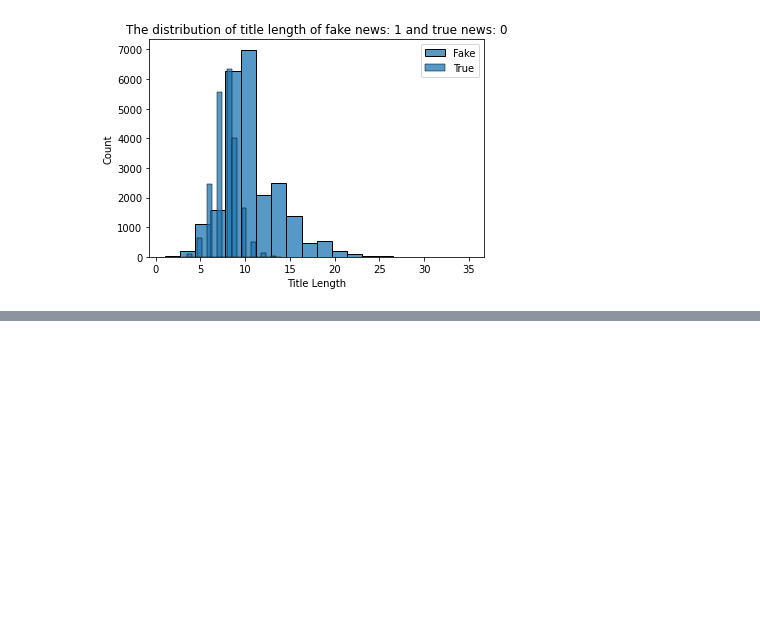
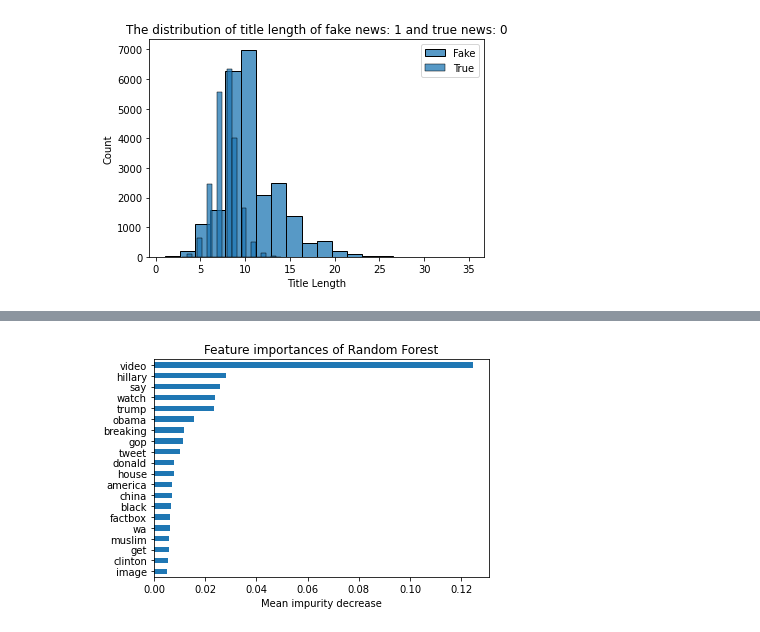
Before and after one commit to mengtientsai/STA208_final_proj, a Jupyter notebook: Fake_news_detection.ipynb, the cells around one changed output, grey strips where cells are left out. Cells and saved outputs as stored; diff of their text form; code cells hidden in the pictures; blank space fills up the shorter version.

```diff
--- a/Fake_news_detection.ipynb
+++ b/Fake_news_detection.ipynb
@@ -121,0 +216,12 @@ pd.DataFrame(y_test).to_csv("/content/drive/My Drive/Colab Notebooks/Fake News D
+# %%
+# get feature importance and plot
+importances = pd.Series(rf.feature_importances_, index=X_train.columns)
+fig, ax = plt.subplots()
+importances.nlargest(20).plot(kind='barh').invert_yaxis()
+ax.set_title("Feature importances of Random Forest")
+ax.set_xlabel("Mean impurity decrease")
+# Save the plot
+plt.savefig('/content/drive/My Drive/Colab Notebooks/Fake News Detection/Feature importances.png')
+plt.show()
+# %% [output]
+[figure, added]
```
Also changed, not shown: parts of 17 cells of this notebook.
